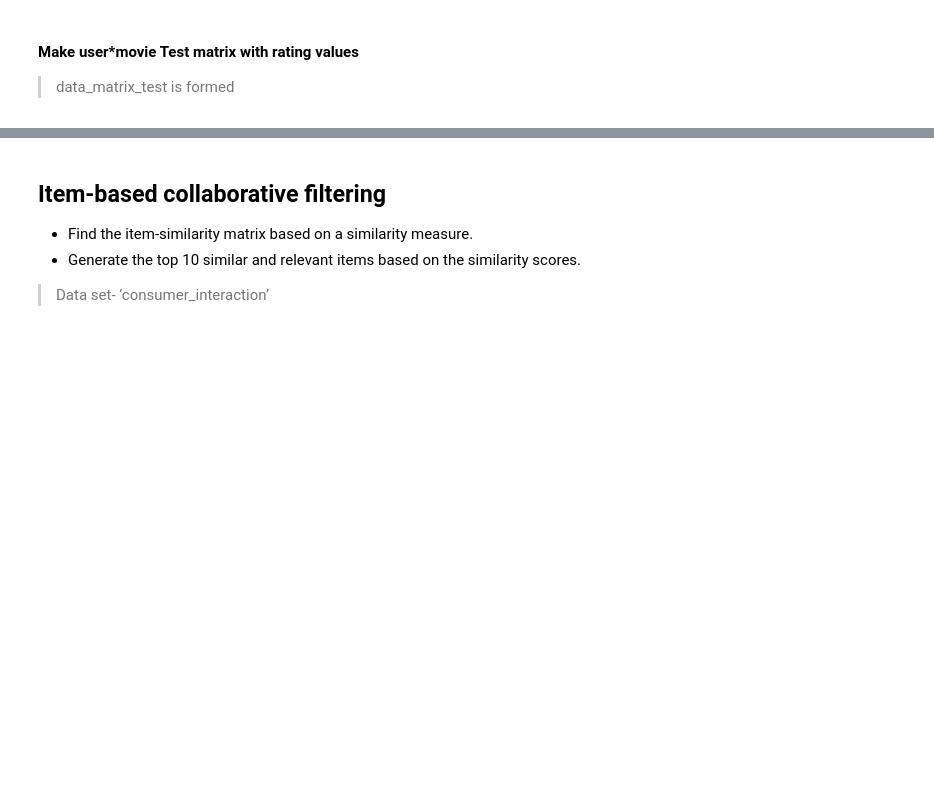
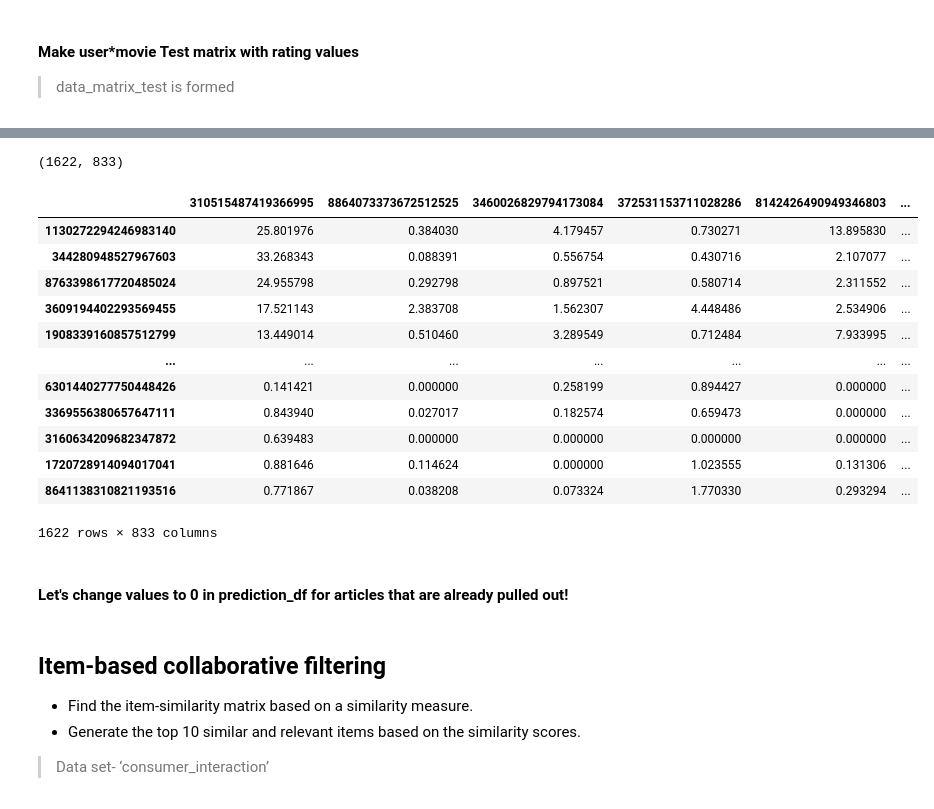
Before and after one commit to ishitamahindroo/NewsRecommendor, a Jupyter notebook: capstone0.ipynb, the cells around one changed output, grey strips where cells are left out. Drawn from its saved outputs; the diff is of its cells as text; code cells hidden in the pictures; blank space fills up the shorter version.

Commit message:
done till prediciton_df in user_based

```diff
--- a/capstone0.ipynb
+++ b/capstone0.ipynb
@@ -688,0 +788,6 @@ df0.shape
+# %%
+data_matrix_test = df0
+
+for ind in test.index:
+  if test['rating'][ind]>data_matrix_test.loc[test['consumer_id'][ind],test['item_id'][ind]]:
+    data_matrix_test.loc[test['consumer_id'][ind],test['item_id'][ind]]=test['rating'][ind]
@@ -688,0 +815,2 @@ df0.shape
+# %%
+user_similarity = 1- pairwise_distances(data_matrix, metric='cosine')
@@ -688,0 +867,2 @@ df0.shape
+# %%
+item_prediction = np.dot(user_similarity, data_matrix_test)
@@ -688,0 +885,24 @@ df0.shape
+# %%
+item_prediction.shape
+# %% [output]
+(1622, 833)
+# %%
+prediction_df = df0 + item_prediction
+# %%
+prediction_df
+# %% [output]
+|  | 310515487419366995 | 8864073373672512525 | 3460026829794173084 | 372531153711028286 | 8142426490949346803 | ... |
+| 1130272294246983140 | 25.801976 | 0.384030 | 4.179457 | 0.730271 | 13.895830 | ... |
+| 344280948527967603 | 33.268343 | 0.088391 | 0.556754 | 0.430716 | 2.107077 | ... |
+| 8763398617720485024 | 24.955798 | 0.292798 | 0.897521 | 0.580714 | 2.311552 | ... |
+| 3609194402293569455 | 17.521143 | 2.383708 | 1.562307 | 4.448486 | 2.534906 | ... |
+| 1908339160857512799 | 13.449014 | 0.510460 | 3.289549 | 0.712484 | 7.933995 | ... |
+| ... | ... | ... | ... | ... | ... | ... |
+| 6301440277750448426 | 0.141421 | 0.000000 | 0.258199 | 0.894427 | 0.000000 | ... |
+| 3369556380657647111 | 0.843940 | 0.027017 | 0.182574 | 0.659473 | 0.000000 | ... |
+| 3160634209682347872 | 0.639483 | 0.000000 | 0.000000 | 0.000000 | 0.000000 | ... |
+| 1720728914094017041 | 0.881646 | 0.114624 | 0.000000 | 1.023555 | 0.131306 | ... |
+| 8641138310821193516 | 0.771867 | 0.038208 | 0.073324 | 1.770330 | 0.293294 | ... |
+1622 rows × 833 columns
+# %% [markdown]
+#### Let's change values to 0 in prediction_df for articles that are already pulled out!
```
Also changed, not shown: parts of 39 cells of this notebook.
